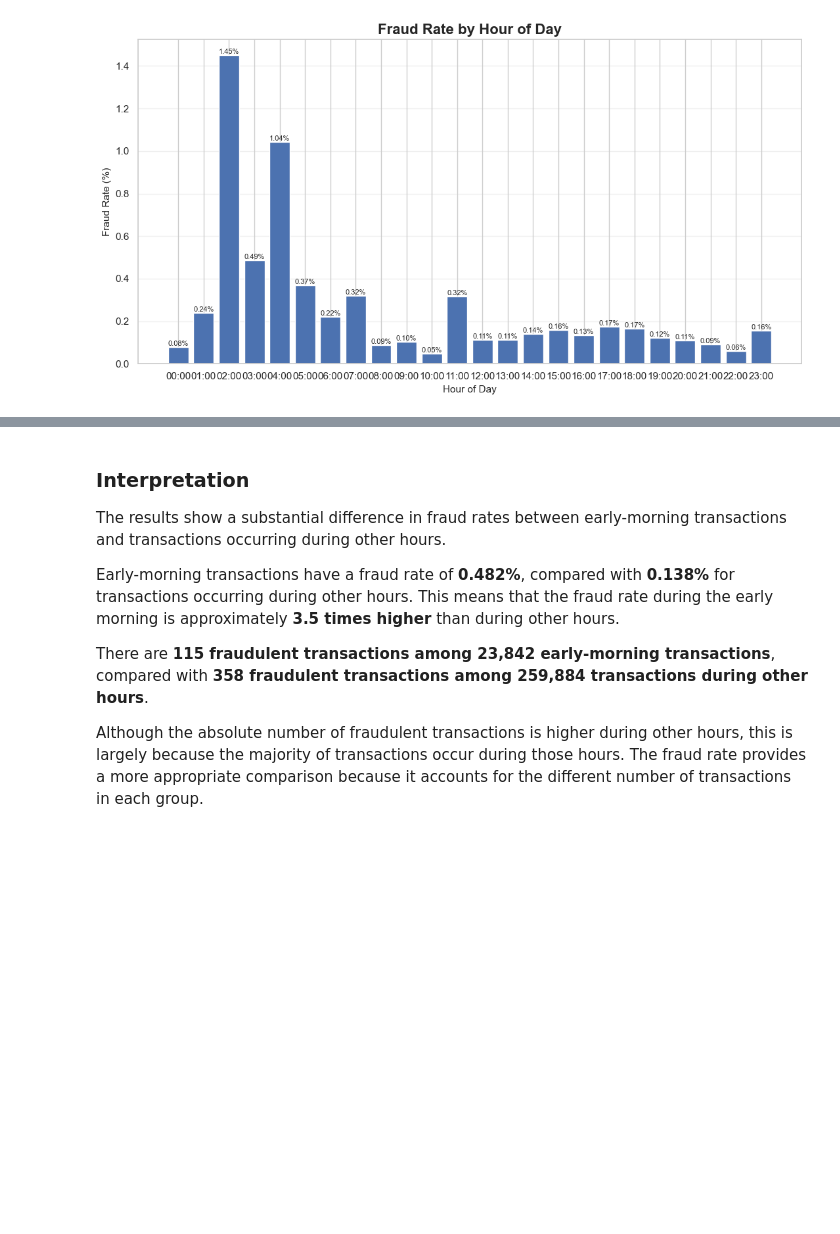
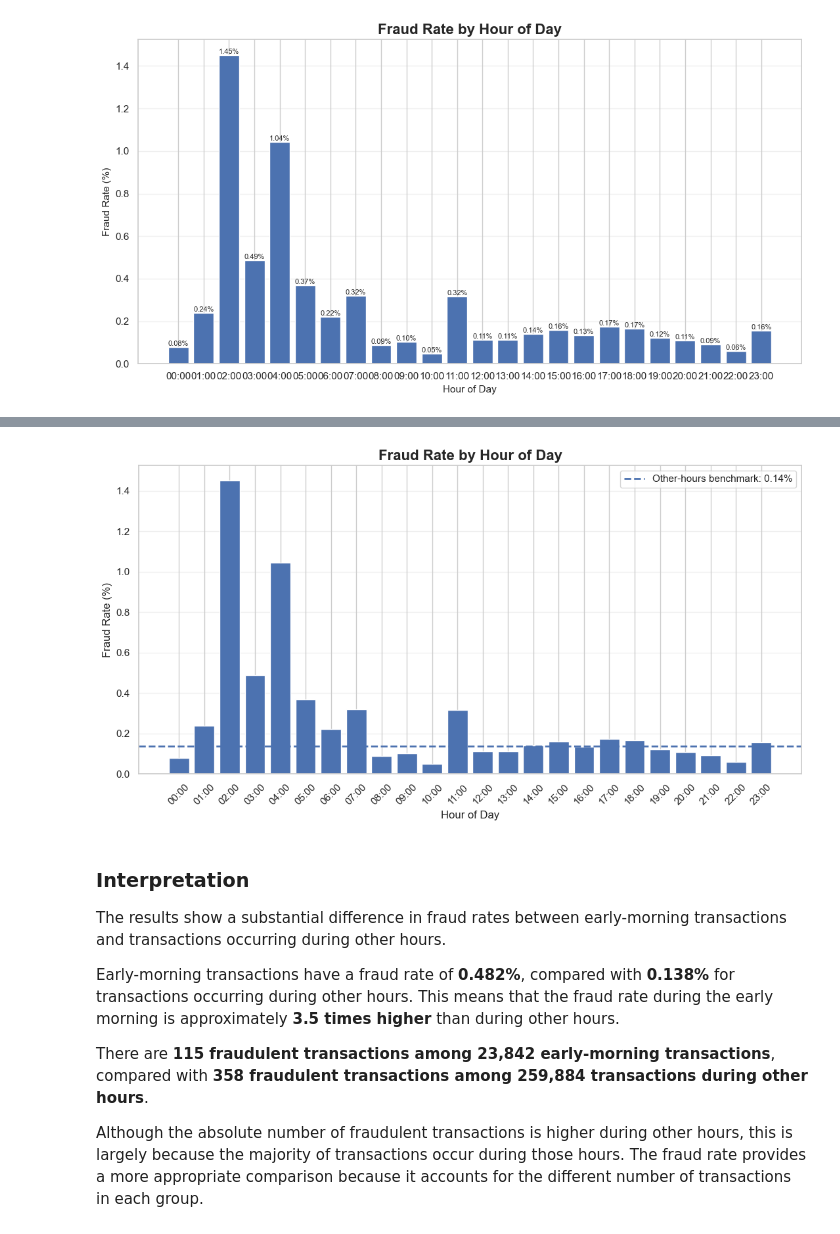
Before and after one commit to Yvonneamg/Credit_Card_Fraud_Detection, a Jupyter notebook: fraud_detection_final.ipynb, the cells around one changed output, grey strips where cells are left out. Drawn from its saved outputs; the diff is of its cells as text; code cells hidden in the pictures; blank space fills up the shorter version.

```diff
--- a/fraud_detection_final.ipynb
+++ b/fraud_detection_final.ipynb
@@ -752,3 +825,58 @@ plt.show()
+# %%
+other_hours_rate = (
+    q2_result.loc[
+        q2_result["Time_Group"] == "Other Hours",
+        "Fraud_Rate"
+    ].iloc[0]
+)
+
+fig, ax = plt.subplots(figsize=(11, 6))
+
+bars = ax.bar(
+    q2_hourly["Hour"],
+    q2_hourly["Fraud_Rate"]
+)
+
+ax.axhline(
+    other_hours_rate,
+    linestyle="--",
+    linewidth=2,
+    label=f"Other-hours benchmark: {other_hours_rate:.2f}%"
+)
+
+ax.set_title(
+    "Fraud Rate by Hour of Day",
+    fontsize=16,
+    fontweight="bold"
+)
+
+ax.set_xlabel("Hour of Day")
+ax.set_ylabel("Fraud Rate (%)")
+
+ax.set_xticks(range(24))
+ax.set_xticklabels(
+    [f"{hour:02d}:00" for hour in range(24)],
+    rotation=45
+)
+
+ax.legend()
+
+ax.grid(
+    axis="y",
+    alpha=0.3
+)
+
+plt.tight_layout()
+
+plt.savefig(
+    "Visualizations/fraud_rate_by_hour_benchmark.png",
+    dpi=300,
+    bbox_inches="tight"
+)
+
+plt.show()
+# %% [output]
+[figure, added]
 # %% [markdown]
 ### Interpretation
 
```
Also changed, not shown: parts of 7 cells of this notebook, 2 other files.
